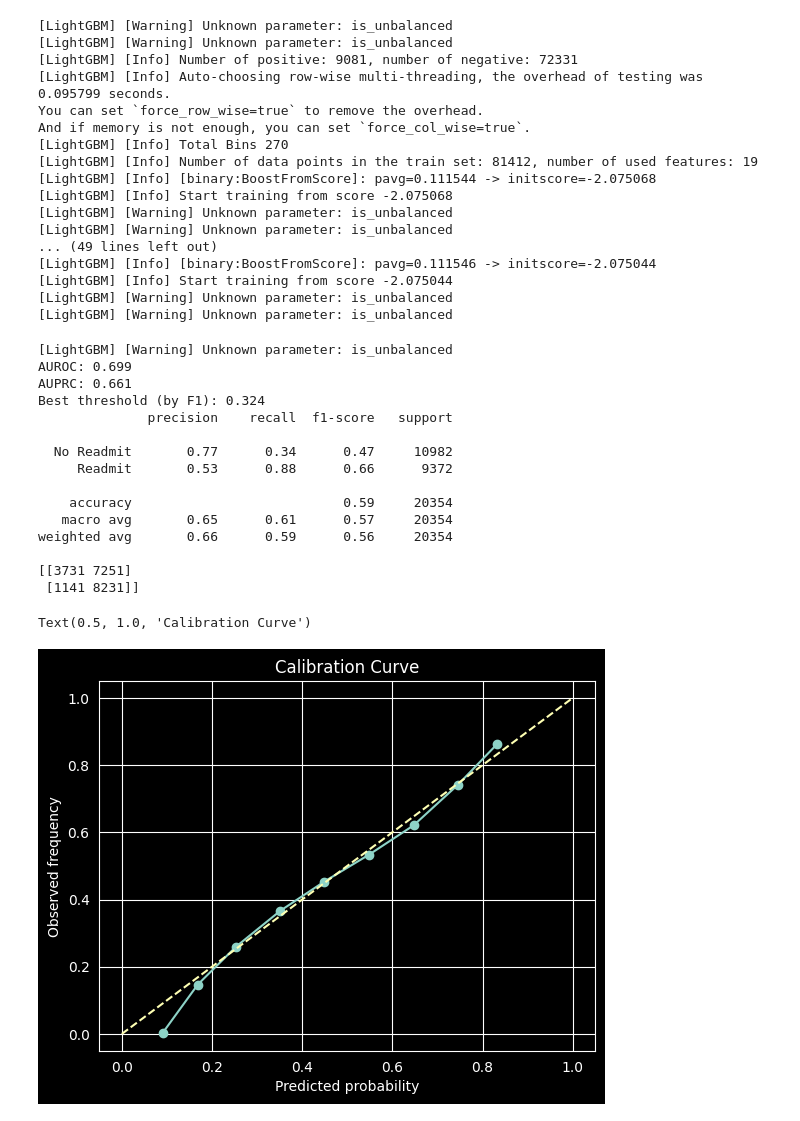
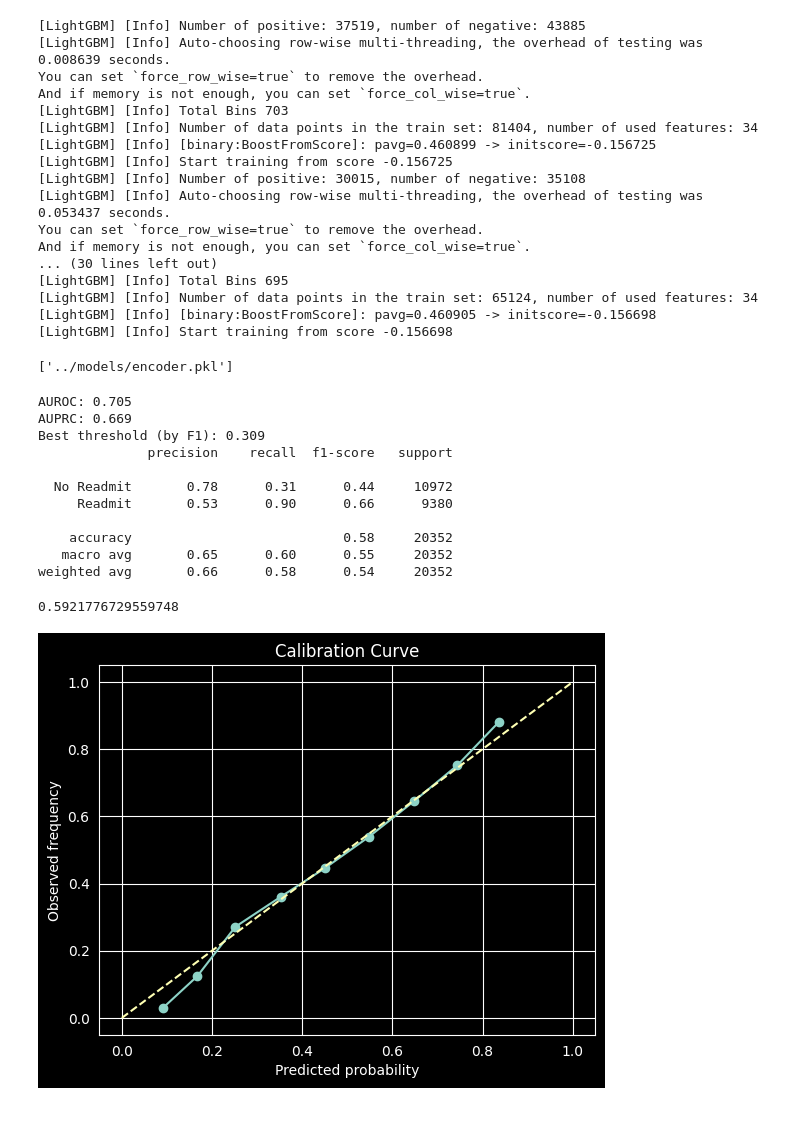
Before and after one commit to ConnerWithAnE/hospital-readmission-prediction-module, a Jupyter notebook: backend/code/dataset_exploration.ipynb, the cells around one changed output. Cells and saved outputs as stored; diff of their text form; code cells hidden in the pictures.

```diff
--- a/backend/code/dataset_exploration.ipynb
+++ b/backend/code/dataset_exploration.ipynb
@@ -289,11 +332,11 @@ keep2 = ["age", "gender", "race", "time_in_hospital", "num_lab_procedures", "adm
          "admission_type_id", "discharge_disposition_id",
           "number_inpatient", "number_emergency", "cci_score"]
 
-keep = ["age", "gender", "race", "time_in_hospital", "admission_source_id",
+keep = ["age", "gender", "race", "time_in_hospital", "admission_source_id", "num_lab_procedures",
           "num_procedures", "num_medications", "number_diagnoses", "admission_type_id", "discharge_disposition_id",
-          "number_inpatient", "number_outpatient", "number_emergency", "cci_score"]
+          "number_inpatient", "number_outpatient", "number_emergency", "cci_score", "readmitted"]
 
-cci = [f"cci_{key}" for key in CHARLSON_CATEGORIES.keys()]
+#cci = [f"cci_{key}" for key in CHARLSON_CATEGORIES.keys()]
 
 #keep.extend(cci)
 keep
@@ -446,7 +521,7 @@ base_models = [
     ('lr', LogisticRegression(C=1.0, max_iter=1000, solver='lbfgs')),
     ('lgbm', LGBMClassifier(
         n_estimators=300, num_leaves=31, learning_rate=0.05,
-        subsample=0.8, colsample_bytree=0.8, is_unbalanced=True
+        subsample=0.8, colsample_bytree=0.8, is_unbalance=True
     )),
     ('rf', RandomForestClassifier(
         n_estimators=200, max_depth=12, class_weight='balanced'
@@ -464,23 +539,32 @@ stack = StackingClassifier(
 stack.fit(X_train, y_train)
 y_pred_proba = stack.predict_proba(X_test)[:, 1]
 # %% [output]
-[LightGBM] [Warning] Unknown parameter: is_unbalanced
-[LightGBM] [Warning] Unknown parameter: is_unbalanced
-[LightGBM] [Info] Number of positive: 9081, number of negative: 72331
-[LightGBM] [Info] Auto-choosing row-wise multi-threading, the overhead of testing was 0.095799 seconds.
+[LightGBM] [Info] Number of positive: 37519, number of negative: 43885
+[LightGBM] [Info] Auto-choosing row-wise multi-threading, the overhead of testing was 0.008639 seconds.
 You can set `force_row_wise=true` to remove the overhead.
 And if memory is not enough, you can set `force_col_wise=true`.
-[LightGBM] [Info] Total Bins 270
-[LightGBM] [Info] Number of data points in the train set: 81412, number of used features: 19
-[LightGBM] [Info] [binary:BoostFromScore]: pavg=0.111544 -> initscore=-2.075068
-[LightGBM] [Info] Start training from score -2.075068
-[LightGBM] [Warning] Unknown parameter: is_unbalanced
-[LightGBM] [Warning] Unknown parameter: is_unbalanced
-... (49 lines left out)
-[LightGBM] [Info] [binary:BoostFromScore]: pavg=0.111546 -> initscore=-2.075044
-[LightGBM] [Info] Start training from score -2.075044
-[LightGBM] [Warning] Unknown parameter: is_unbalanced
-[LightGBM] [Warning] Unknown parameter: is_unbalanced
+[LightGBM] [Info] Total Bins 703
+[LightGBM] [Info] Number of data points in the train set: 81404, number of used features: 34
+[LightGBM] [Info] [binary:BoostFromScore]: pavg=0.460899 -> initscore=-0.156725
+[LightGBM] [Info] Start training from score -0.156725
+[LightGBM] [Info] Number of positive: 30015, number of negative: 35108
+[LightGBM] [Info] Auto-choosing row-wise multi-threading, the overhead of testing was 0.053437 seconds.
+You can set `force_row_wise=true` to remove the overhead.
+And if memory is not enough, you can set `force_col_wise=true`.
+... (30 lines left out)
+[LightGBM] [Info] Total Bins 695
+[LightGBM] [Info] Number of data points in the train set: 65124, number of used features: 34
+[LightGBM] [Info] [binary:BoostFromScore]: pavg=0.460905 -> initscore=-0.156698
+[LightGBM] [Info] Start training from score -0.156698
+# %%
+import joblib
+
+# Save the model
+joblib.dump(stack, "../models/stacking_readmit_model.pkl")
+joblib.dump(scaler, "../models/scaler.pkl")
+joblib.dump(encoder, "../models/encoder.pkl")
+# %% [output]
+['../models/encoder.pkl']
 # %%
 from sklearn.metrics import (
     roc_auc_score, average_precision_score,
@@ -491,48 +575,46 @@ from sklearn.calibration import calibration_curve
 # Get probabilities on the held-out test set
 y_proba = stack.predict_proba(X_test)[:, 1]
 
 # Core metrics
 auroc = roc_auc_score(y_test, y_proba)
 auprc = average_precision_score(y_test, y_proba)
 print(f"AUROC: {auroc:.3f}")
 print(f"AUPRC: {auprc:.3f}")
 
 # Find a good threshold using precision-recall trade-off
 precision, recall, thresholds = precision_recall_curve(y_test, y_proba)
 f1_scores = 2 * (precision * recall) / (precision + recall + 1e-8)
 best_threshold = thresholds[f1_scores.argmax()]
 print(f"Best threshold (by F1): {best_threshold:.3f}")
 
 # Confusion matrix at that threshold
 y_pred = (y_proba >= best_threshold).astype(int)
 print(classification_report(y_test, y_pred, target_names=['No Readmit', 'Readmit']))
-print(confusion_matrix(y_test, y_pred))
+cm = confusion_matrix(y_test, y_pred)
 
 # Calibration curve
 prob_true, prob_pred = calibration_curve(y_test, y_proba, n_bins=10)
 plt.plot(prob_pred, prob_true, marker='o')
 plt.plot([0, 1], [0, 1], linestyle='--')
 plt.xlabel('Predicted probability')
 plt.ylabel('Observed frequency')
 plt.title('Calibration Curve')
+
+print(stack.score(X_test_scaled, y_test))
 # %% [output]
-[LightGBM] [Warning] Unknown parameter: is_unbalanced
-AUROC: 0.699
-AUPRC: 0.661
-Best threshold (by F1): 0.324
+AUROC: 0.705
+AUPRC: 0.669
+Best threshold (by F1): 0.309
               precision    recall  f1-score   support
 
-  No Readmit       0.77      0.34      0.47     10982
-     Readmit       0.53      0.88      0.66      9372
+  No Readmit       0.78      0.31      0.44     10972
+     Readmit       0.53      0.90      0.66      9380
 
-    accuracy                           0.59     20354
-   macro avg       0.65      0.61      0.57     20354
-weighted avg       0.66      0.59      0.56     20354
-
-[[3731 7251]
- [1141 8231]]
+    accuracy                           0.58     20352
+   macro avg       0.65      0.60      0.55     20352
+weighted avg       0.66      0.58      0.54     20352
-Text(0.5, 1.0, 'Calibration Curve')
+0.5921776729559748
-[figure, old version]
+[figure, new version]
 # %%
 import matplotlib.pyplot as plt
 import seaborn as sn
```
Also changed, not shown: parts of 10 cells of this notebook, 37 other files.
